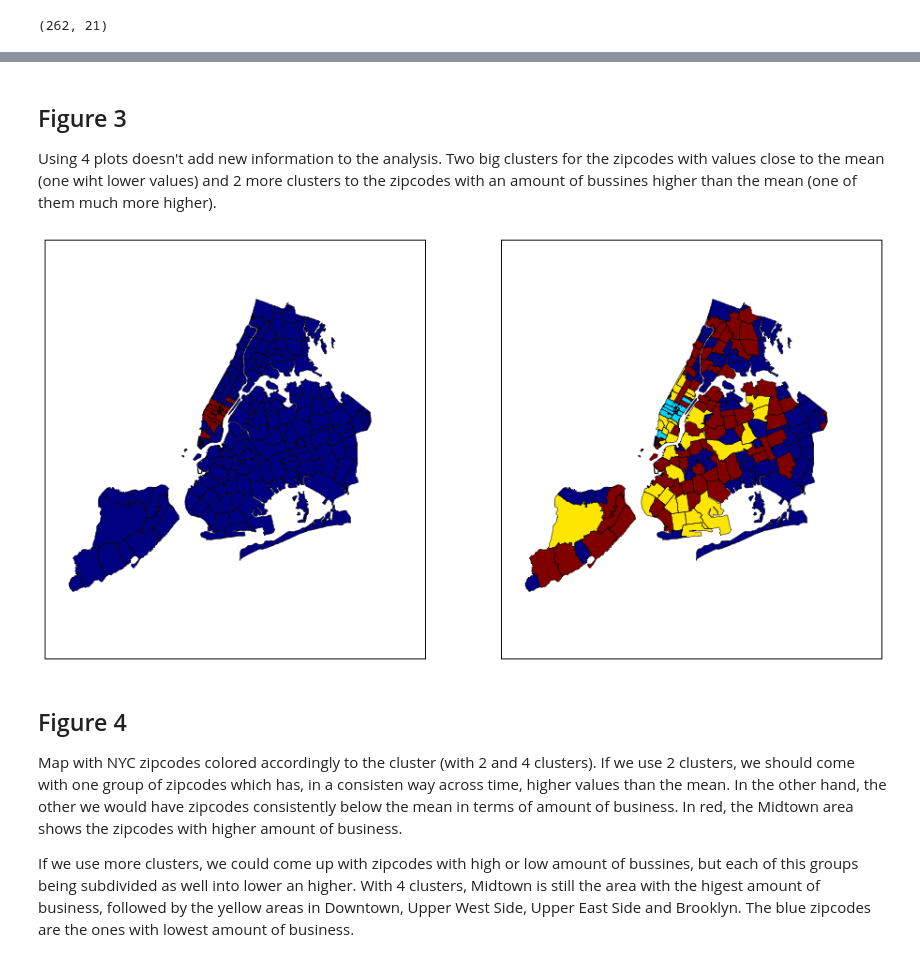
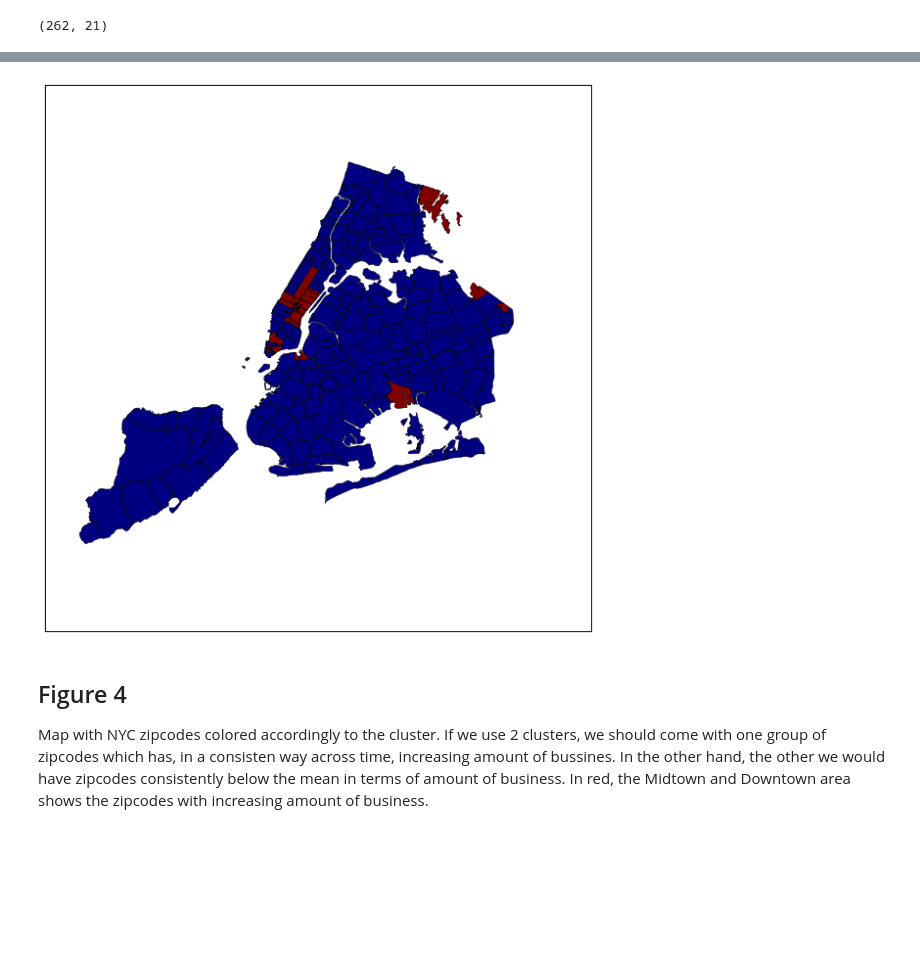
Before and after one commit to alephcero/PUI2016_fdg224, a Jupyter notebook: HW11_fdg224/HW11_2_fdg224.ipynb, the cells around one changed output, grey strips where cells are left out. Saved outputs shown, nothing was run; the diff lists cells and outputs as text; code cells hidden in the pictures; blank space fills up the shorter version.

Commit message:
mean in plot

```diff
--- a/HW11_fdg224/HW11_2_fdg224.ipynb
+++ b/HW11_fdg224/HW11_2_fdg224.ipynb
@@ -100,6 +98,6 @@ def normalizeCol(column):
-# %%
-for col in mergeData.columns[4:]:
-    mergeData[col] = (mergeData[col] - mergeData[col].mean())/mergeData[col].std()
+# %%
+for i in range(mergeData.shape[0]):
+    mergeData.iloc[i,5:] = (mergeData.iloc[i,5:] - mergeData.iloc[i,5:].mean()) / mergeData.iloc[i,5:].std()
 # %%
 yearsText = years
 yearsText.sort()
@@ -186,11 +184,8 @@ The plot shows the percentage of variance explained by que amount of clusters. W
 #train the model.
 km2=KMeans(random_state=324,n_clusters=2)
 res2=km2.fit(X)
-km4=KMeans(random_state=324,n_clusters=4)
-res4=km4.fit(X)
 
 mergeData['k2'] = res2.labels_
-mergeData['k4'] = res4.labels_
 # %%
 zipsCluster0 = mergeData.loc[mergeData.k2==0].index
 zipsCluster1 = mergeData.loc[mergeData.k2==1].index
@@ -237,22 +218,12 @@ plt.suptitle('Time series for 4 Clusters')
-# %% [markdown]
-## Figure 3
-
-Using 4 plots doesn't add new information to the analysis. Two big clusters for the zipcodes with values close to the mean (one wiht lower values) and 2 more clusters to the zipcodes with an amount of bussines higher than the mean (one of them much more higher).
 # %%
-fig = plt.figure(figsize=(16,8))
-ax1 = fig.add_subplot(1,2,1)
-ax2 = fig.add_subplot(1,2,2)
+fig = plt.figure(figsize=(10,10))
+ax1 = fig.add_subplot(1,1,1)
 
 mergeData.plot(column = 'k2', alpha=1,linewidth=0.5,ax=ax1)
-mergeData.plot(column = 'k4', alpha=1,linewidth=0.5,ax=ax2)
 ax1.get_xaxis().set_visible(False)
 ax1.get_yaxis().set_visible(False)
-ax2.get_xaxis().set_visible(False)
-ax2.get_yaxis().set_visible(False)
 # %% [output]
-[figure, old version]
+[figure, new version]
 # %% [markdown]
 ## Figure 4
-Map with NYC zipcodes colored accordingly to the cluster (with 2 and 4 clusters).  If we use 2 clusters, we should come with one group of zipcodes which has, in a consisten way across time, higher values than the mean. In the other hand, the other we would have zipcodes consistently below the mean in terms of amount of business. In red, the Midtown area shows the zipcodes with higher amount of business.
-
-If we use more clusters, we could come up with zipcodes with high or low amount of bussines, but each of this groups being subdivided as well into lower an higher. With 4 clusters, Midtown is still the area with the higest amount of business, followed by the yellow areas in Downtown, Upper West Side, Upper East Side and Brooklyn. The blue zipcodes are the ones with lowest amount of business.
+Map with NYC zipcodes colored accordingly to the cluster. If we use 2 clusters, we should come with one group of zipcodes which has, in a consisten way across time, increasing amount of bussines. In the other hand, the other we would have zipcodes consistently below the mean in terms of amount of business. In red, the Midtown and Downtown area shows the zipcodes with increasing amount of business.
```
Also changed, not shown: parts of 9 cells of this notebook.
